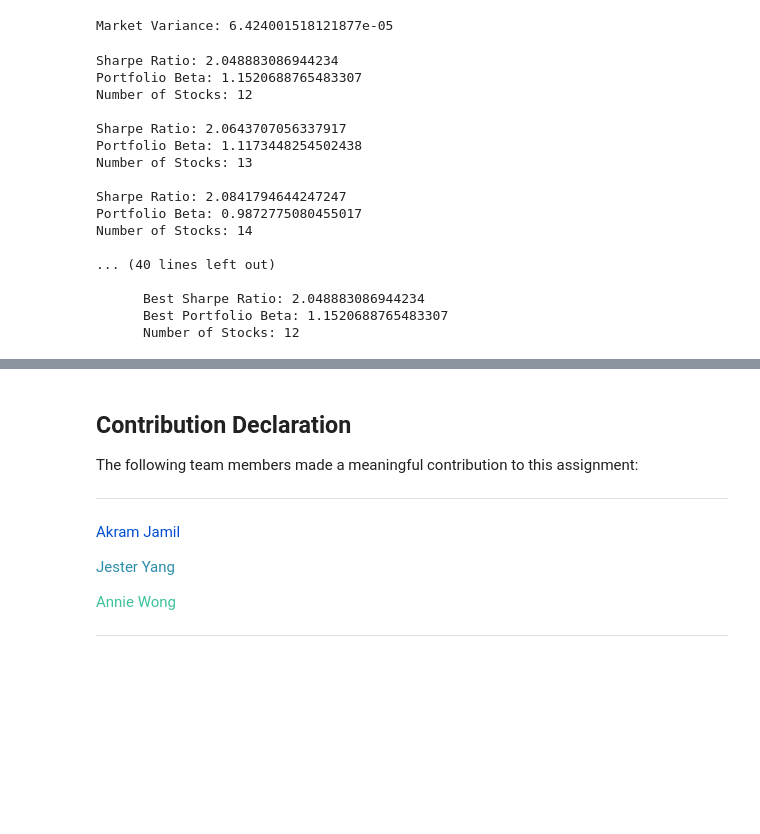
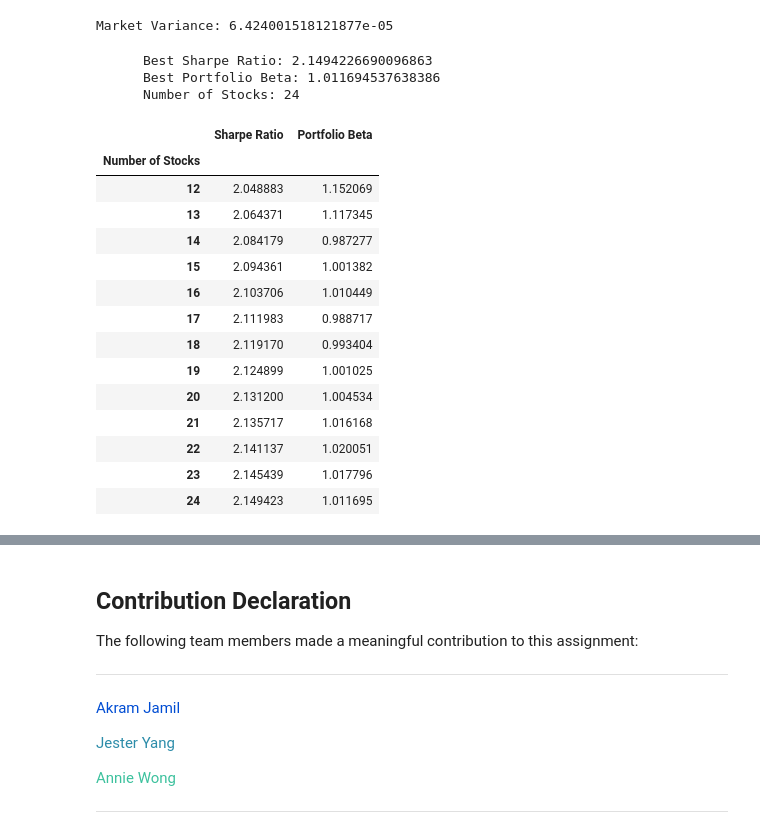
Before and after one commit to akramj13/CFM101-Project, a Jupyter notebook: Team 11 Assignment Akram.ipynb, the cells around one changed output, grey strips where cells are left out. Saved outputs shown, nothing was run; the diff lists cells and outputs as text; code cells hidden in the pictures; blank space fills up the shorter version.

```diff
--- a/Team 11 Assignment Akram.ipynb
+++ b/Team 11 Assignment Akram.ipynb
@@ -513,48 +513,54 @@ def optimal_sharpe(tickers, risk_free_rate, investment):
 # print(f'Sharpe Ratio: {optimal.fun}\nOptimal Weights: \n{optimal.x}')
 # %%
 # Calculating beta of the stock portfolio
+optimize = pd.DataFrame(columns=['Sharpe Ratio', 'Portfolio Beta'])
 current_best = None
 for i in range(min_stocks, max_stocks+1):
     current_stocks = list(scores.head(i).index)
     stock_weight_data = optimal_sharpe(current_stocks, 0, amount)
     weights = stock_weight_data.x
     sharpe_ratio = -stock_weight_data.fun
     portfolio_beta = 0
     for index, value in enumerate(weights):
         temp = pd.DataFrame()
         temp['Market'] = market_indices['Average Market Return']
 
         istock_return = data[current_stocks[index]].pct_change(fill_method=None).dropna()
         temp['Stock'] = istock_return
         covariance = temp.cov()
         # Add Weight adjusted beta
         portfolio_beta += value * (covariance.loc['Stock', 'Market'] / market_variance)
-    print(f'Sharpe Ratio: {sharpe_ratio}\nPortfolio Beta: {portfolio_beta}\nNumber of Stocks: {i}\n')
-    if current_best is None or (sharpe_ratio > current_best[0] and portfolio_beta > current_best[1]):
+    optimize.loc[len(optimize)] = [sharpe_ratio, portfolio_beta]
+    if current_best is None or (sharpe_ratio > current_best[0] and portfolio_beta > 1):
         current_best = (sharpe_ratio, portfolio_beta, current_stocks, weights)
 
 print(f'''
       Best Sharpe Ratio: {current_best[0]}
       Best Portfolio Beta: {current_best[1]}
       Number of Stocks: {len(current_best[2])}
 ''')
+
+optimize.index = optimize.index + min_stocks
+optimize.rename_axis('Number of Stocks', inplace=True)
+optimize
 # %% [output]
-Sharpe Ratio: 2.048883086944234
-Portfolio Beta: 1.1520688765483307
-Number of Stocks: 12
-
-Sharpe Ratio: 2.0643707056337917
-Portfolio Beta: 1.1173448254502438
-Number of Stocks: 13
-
-Sharpe Ratio: 2.0841794644247247
-Portfolio Beta: 0.9872775080455017
-Number of Stocks: 14
-
-... (40 lines left out)
-
-      Best Sharpe Ratio: 2.048883086944234
-      Best Portfolio Beta: 1.1520688765483307
-      Number of Stocks: 12
+      Best Sharpe Ratio: 2.1494226690096863
+      Best Portfolio Beta: 1.011694537638386
+      Number of Stocks: 24
+|  | Sharpe Ratio | Portfolio Beta |
+| Number of Stocks |  |  |
+| 12 | 2.048883 | 1.152069 |
+| 13 | 2.064371 | 1.117345 |
+| 14 | 2.084179 | 0.987277 |
+| 15 | 2.094361 | 1.001382 |
+| 16 | 2.103706 | 1.010449 |
+| 17 | 2.111983 | 0.988717 |
+| 18 | 2.119170 | 0.993404 |
+| 19 | 2.124899 | 1.001025 |
+| 20 | 2.131200 | 1.004534 |
+| 21 | 2.135717 | 1.016168 |
+| 22 | 2.141137 | 1.020051 |
+| 23 | 2.145439 | 1.017796 |
+| 24 | 2.149423 | 1.011695 |
 # %%
 # Store date for November, 22, 2024 in a variable:
```
Also changed, not shown: parts of 7 cells of this notebook, 1 other file.
